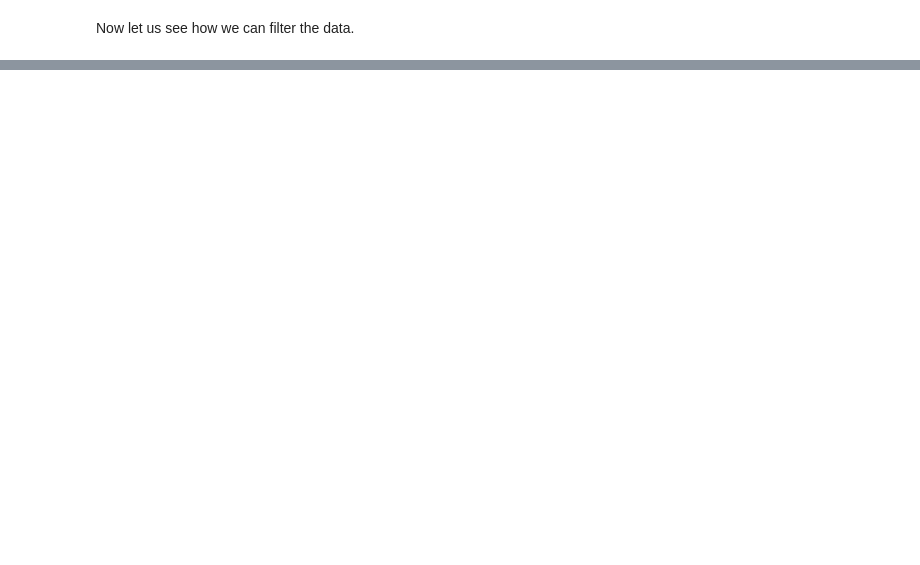
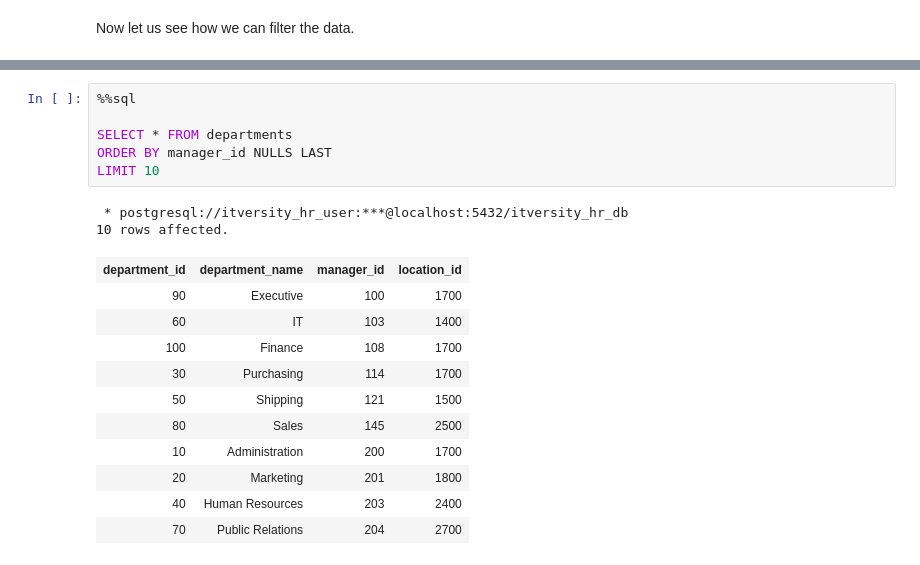
Before and after one commit to itversity/mastering-postgresql, a Jupyter notebook: 07_writing_advanced_sql_queries.ipynb, the cells around one changed output, grey strips where cells are left out. Cells and saved outputs as stored; diff of their text form; blank space fills up the shorter version.

```diff
--- a/07_writing_advanced_sql_queries.ipynb
+++ b/07_writing_advanced_sql_queries.ipynb
@@ -1586,0 +1046,20 @@ LIMIT 20
+# %%
+%%sql
+
+SELECT * FROM departments
+ORDER BY manager_id NULLS LAST
+LIMIT 10
+# %% [output]
+ * postgresql://itversity_hr_user:***@localhost:5432/itversity_hr_db
+10 rows affected.
+| department_id | department_name | manager_id | location_id |
+| 90 | Executive | 100 | 1700 |
+| 60 | IT | 103 | 1400 |
+| 100 | Finance | 108 | 1700 |
+| 30 | Purchasing | 114 | 1700 |
+| 50 | Shipping | 121 | 1500 |
+| 80 | Sales | 145 | 2500 |
+| 10 | Administration | 200 | 1700 |
+| 20 | Marketing | 201 | 1800 |
+| 40 | Human Resources | 203 | 2400 |
+| 70 | Public Relations | 204 | 2700 |
```
Also changed, not shown: parts of 88 cells of this notebook, 7 other files.
